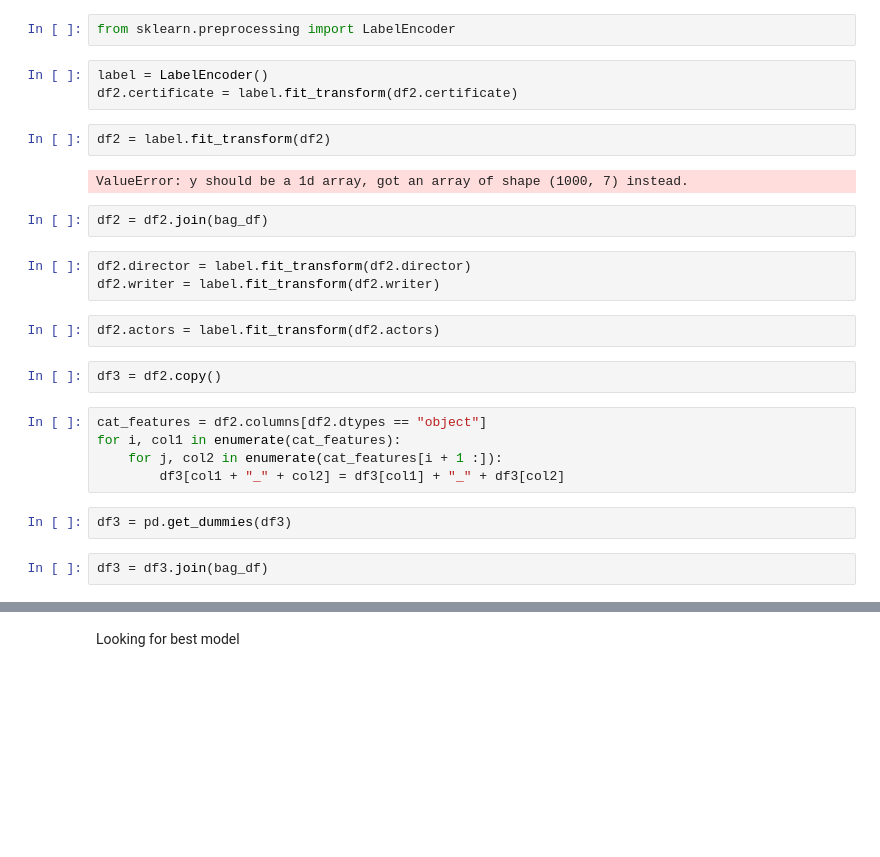
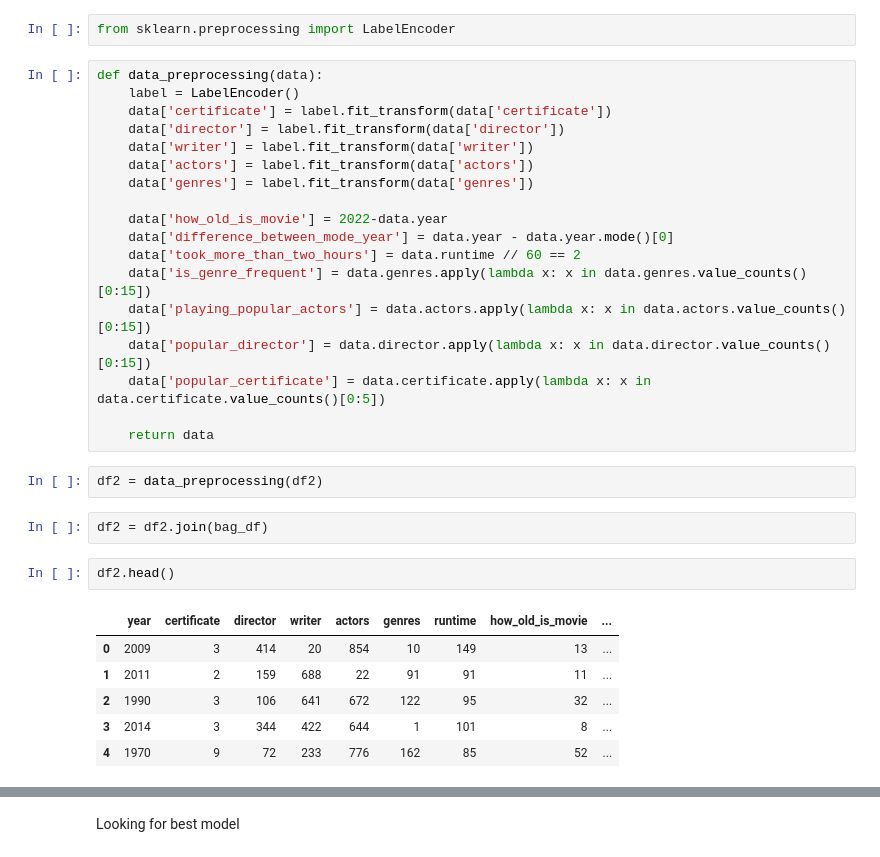
Before and after one commit to AmirBaurzhanov/movie-rating-predict, a Jupyter notebook: model/main.ipynb, the cells around one changed output, grey strips where cells are left out. Cells and saved outputs as stored; diff of their text form; blank space fills up the shorter version.

```diff
--- a/model/main.ipynb
+++ b/model/main.ipynb
@@ -77,28 +77,34 @@ titles = df2.title
 df2.drop('title', axis=1, inplace=True)
 # %%
 from sklearn.preprocessing import LabelEncoder
+# %%
+def data_preprocessing(data):
+    label = LabelEncoder()
+    data['certificate'] = label.fit_transform(data['certificate'])
+    data['director'] = label.fit_transform(data['director'])
+    data['writer'] = label.fit_transform(data['writer'])
+    data['actors'] = label.fit_transform(data['actors'])
+    data['genres'] = label.fit_transform(data['genres'])
+
+    data['how_old_is_movie'] = 2022-data.year
+    data['difference_between_mode_year'] = data.year - data.year.mode()[0]
+    data['took_more_than_two_hours'] = data.runtime // 60 == 2
+    data['is_genre_frequent'] = data.genres.apply(lambda x: x in data.genres.value_counts()[0:15])
+    data['playing_popular_actors'] = data.actors.apply(lambda x: x in data.actors.value_counts()[0:15])
+    data['popular_director'] = data.director.apply(lambda x: x in data.director.value_counts()[0:15])
+    data['popular_certificate'] = data.certificate.apply(lambda x: x in data.certificate.value_counts()[0:5])
+
+    return data
 # %%
-label = LabelEncoder()
-df2.certificate = label.fit_transform(df2.certificate)
+df2 = data_preprocessing(df2)
-# %%
-df2 = label.fit_transform(df2)
-# %% [output]
-ValueError: y should be a 1d array, got an array of shape (1000, 7) instead.
 # %%
 df2 = df2.join(bag_df)
 # %%
-df2.director = label.fit_transform(df2.director)
-df2.writer = label.fit_transform(df2.writer)
+df2.head()
+# %% [output]
+|  | year | certificate | director | writer | actors | genres | runtime | how_old_is_movie | ... |
+| 0 | 2009 | 3 | 414 | 20 | 854 | 10 | 149 | 13 | ... |
+| 1 | 2011 | 2 | 159 | 688 | 22 | 91 | 91 | 11 | ... |
+| 2 | 1990 | 3 | 106 | 641 | 672 | 122 | 95 | 32 | ... |
+| 3 | 2014 | 3 | 344 | 422 | 644 | 1 | 101 | 8 | ... |
+| 4 | 1970 | 9 | 72 | 233 | 776 | 162 | 85 | 52 | ... |
-# %%
-df2.actors = label.fit_transform(df2.actors)
-# %%
-df3 = df2.copy()
-# %%
-cat_features = df2.columns[df2.dtypes == "object"]
-for i, col1 in enumerate(cat_features):
-    for j, col2 in enumerate(cat_features[i + 1 :]):
-        df3[col1 + "_" + col2] = df3[col1] + "_" + df3[col2]
-# %%
-df3 = pd.get_dummies(df3)
-# %%
-df3 = df3.join(bag_df)
```
Also changed, not shown: parts of 8 cells of this notebook, 4 other files.
